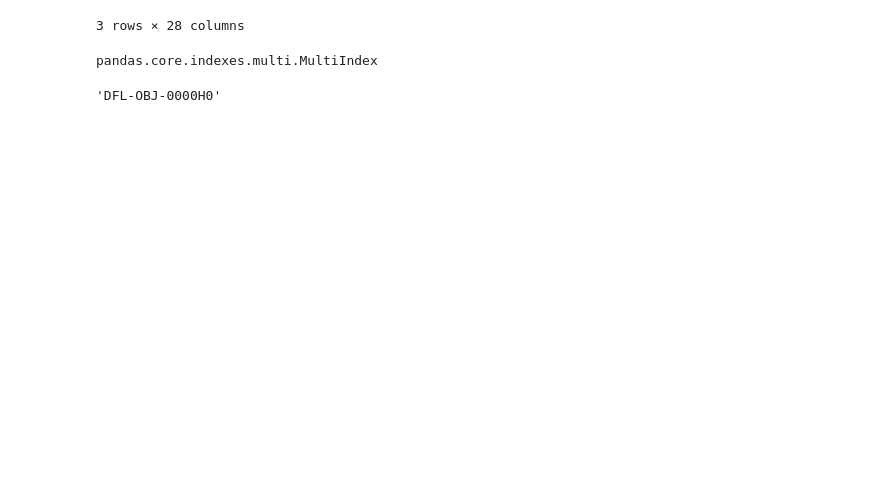
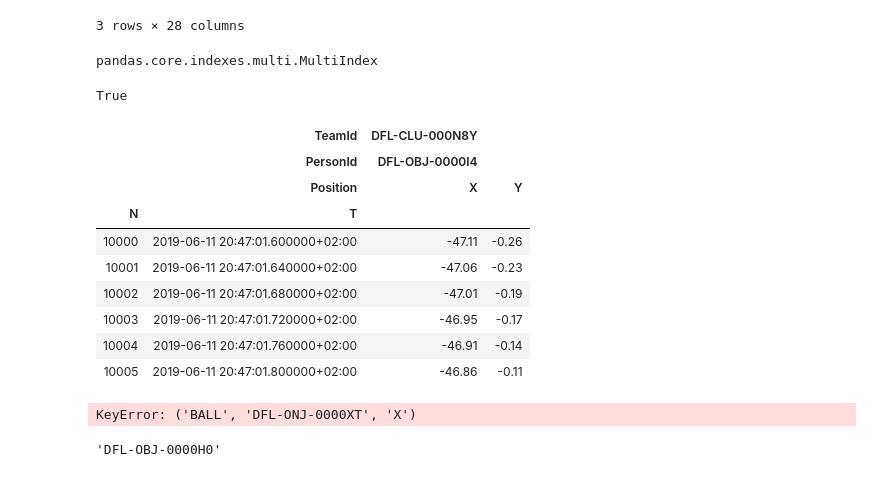
Before and after one commit to Deutscher-Fussball-Bund/Qualit-tsindex, a Jupyter notebook: Test.ipynb, the cells around one changed output. Drawn from its saved outputs; the diff is of its cells as text; code cells hidden in the pictures; blank space fills up the shorter version.

```diff
--- a/Test.ipynb
+++ b/Test.ipynb
@@ -422,3 +428,25 @@ neuer='DFL-OBJ-0000H0'
+# %%
+('DFL-CLU-000N8Y','DFL-OBJ-0000I4','X') in positions.columns
+# %% [output]
+True
+# %%
+player_id='DFL-OBJ-0000I4'
+positions.loc[(slice(10000,10005), ),( slice(None),player_id,['X','Y'])]
+# %% [output]
+|  | TeamId | DFL-CLU-000N8Y |  |
+|  | PersonId | DFL-OBJ-0000I4 |  |
+|  | Position | X | Y |
+| N | T |  |  |
+| 10000 | 2019-06-11 20:47:01.600000+02:00 | -47.11 | -0.26 |
+| 10001 | 2019-06-11 20:47:01.640000+02:00 | -47.06 | -0.23 |
+| 10002 | 2019-06-11 20:47:01.680000+02:00 | -47.01 | -0.19 |
+| 10003 | 2019-06-11 20:47:01.720000+02:00 | -46.95 | -0.17 |
+| 10004 | 2019-06-11 20:47:01.760000+02:00 | -46.91 | -0.14 |
+| 10005 | 2019-06-11 20:47:01.800000+02:00 | -46.86 | -0.11 |
+# %%
+positions['BALL','DFL-ONJ-0000XT','X'].iloc[1]
+# %% [output]
+KeyError: ('BALL', 'DFL-ONJ-0000XT', 'X')
 # %%
 gk_df['ObjectId'].iloc[1]
 # %% [output]
```
Also changed, not shown: parts of 25 cells of this notebook.
